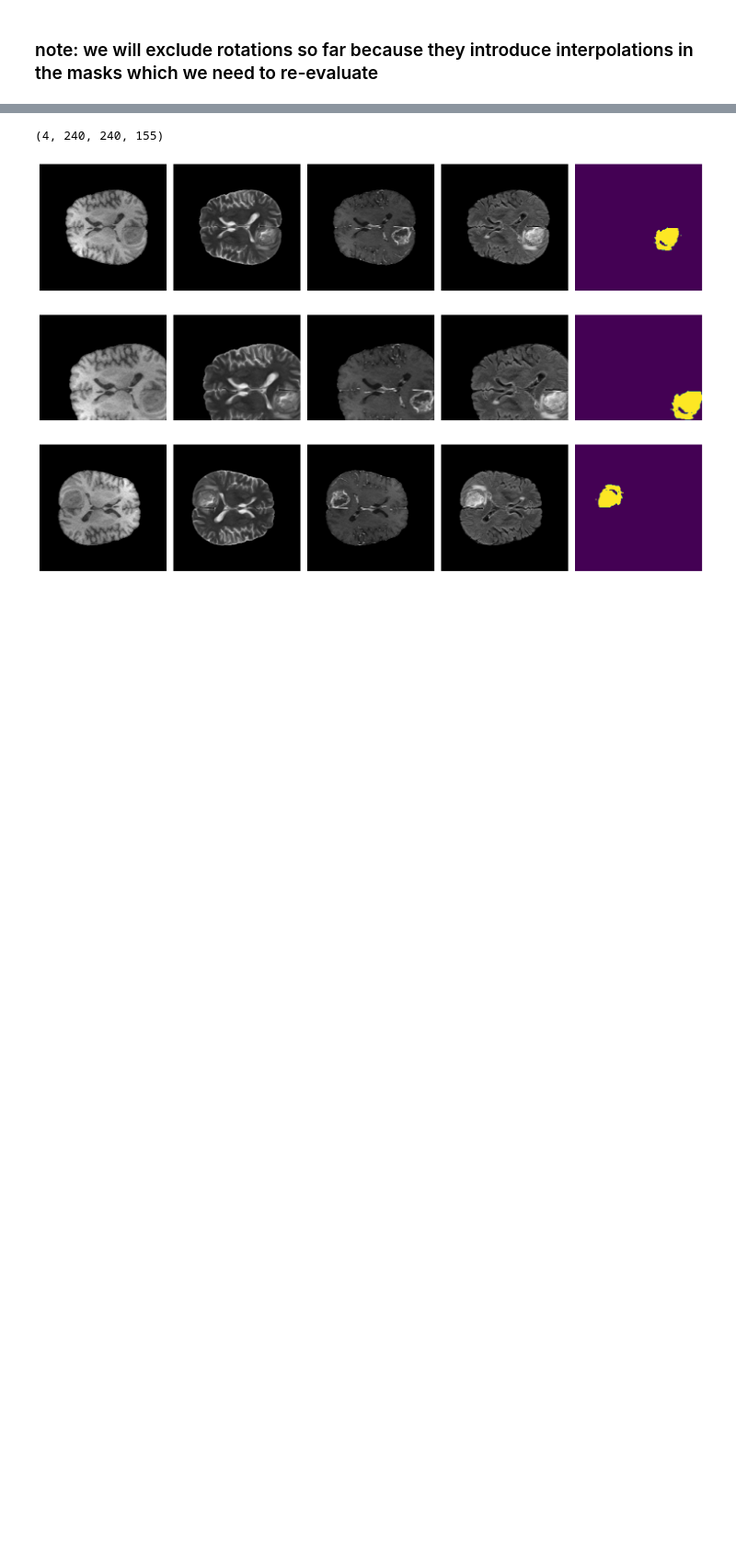
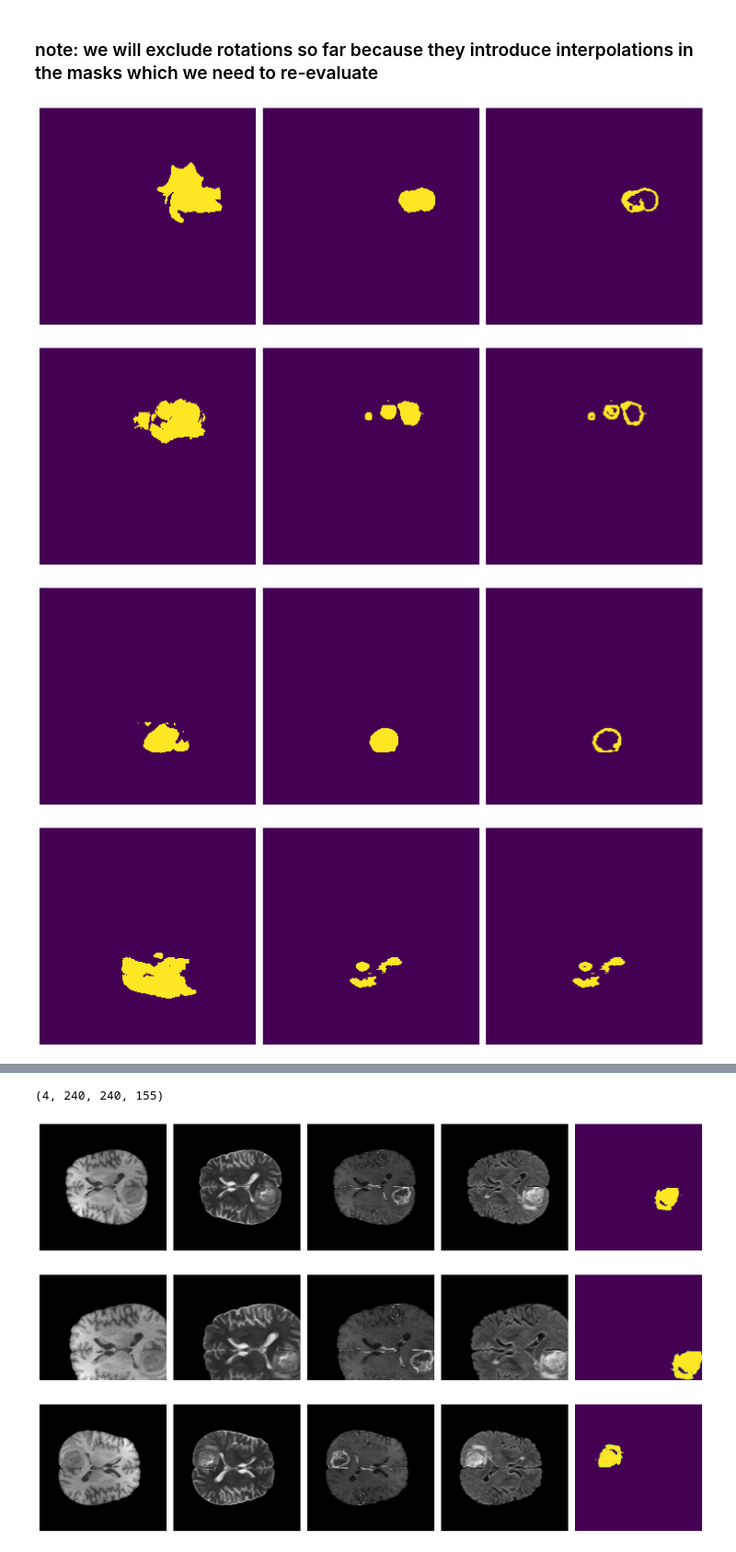
Before and after one commit to ardamamur/3D-MRI-Brain-Tumor-Segmentation-with-Double-U-Net, a Jupyter notebook: notebooks/Transformations.ipynb, the cells around one changed output, grey strips where cells are left out. Shown at 92% size. Drawn from its saved outputs; the diff is of its cells as text; code cells hidden in the pictures; blank space fills up the shorter version.

```diff
--- a/notebooks/Transformations.ipynb
+++ b/notebooks/Transformations.ipynb
@@ -33,3 +30,22 @@ def visualize_slice(x, y, sl=78):
     ax[-1].axis('off')
     plt.tight_layout()
     plt.show()
+# %%
+from torch.utils.data import DataLoader, random_split
+train, val = random_split(data, [0.5,0.5])
+# %%
+def visualize_segmentations(y, sl=78):
+    fig, ax = plt.subplots(nrows=1, ncols=3, figsize=(15, 15))
+    for i, img in enumerate(y):
+        ax[i].imshow(y[i,...,sl])
+        ax[i].axis('off')
+    plt.tight_layout()
+    plt.show()
+# %%
+for i in range(5):
+    visualize_segmentations(val[i][1])
+# %% [output]
+[figure, added]
+[figure, added]
+[figure, added]
+[figure, added]
```
Also changed, not shown: parts of 3 cells of this notebook, 1 other file.
